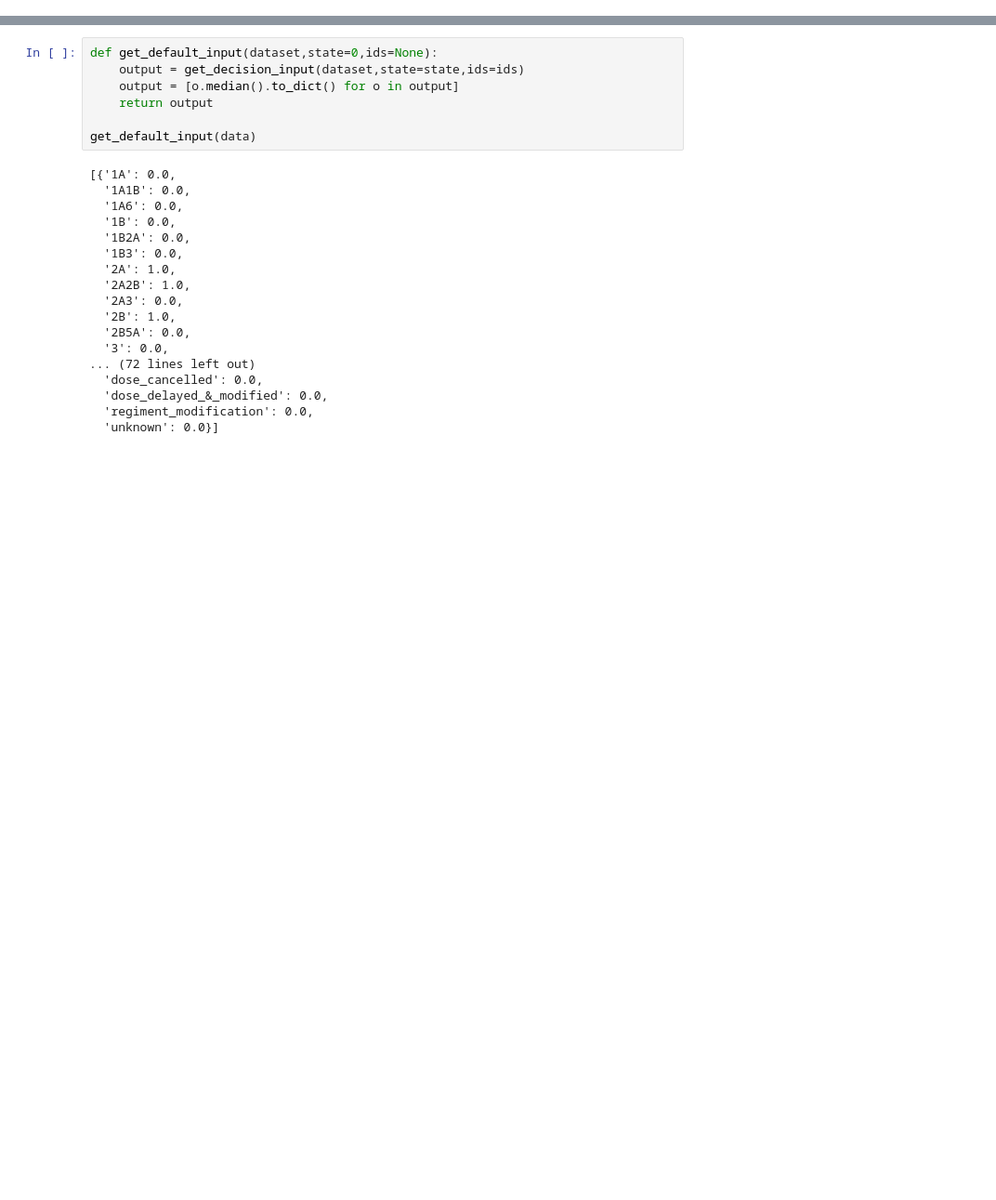
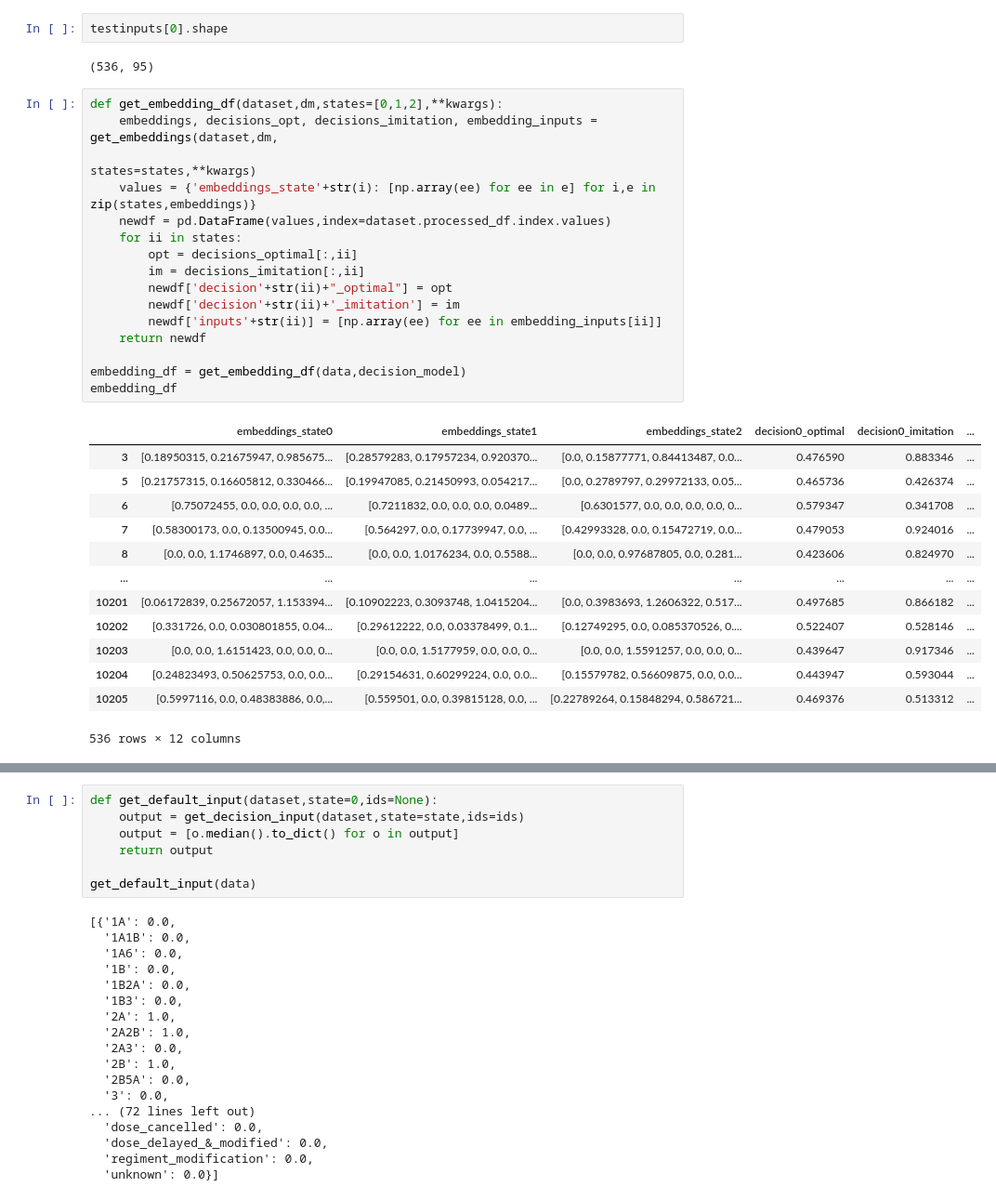
Before and after one commit to uic-evl/DigitalTwinVis, a Jupyter notebook: python/BackendTesting.ipynb, the cells around one changed output, grey strips where cells are left out. Shown at 93% size. Cells and saved outputs as stored; diff of their text form; blank space fills up the shorter version.

```diff
--- a/python/BackendTesting.ipynb
+++ b/python/BackendTesting.ipynb
@@ -177,6 +176,40 @@ embeddings, decisions_optimal, decisions_imitation = get_embeddings(data,decisio
 [e.shape for e in embeddings]
 # %% [output]
 [(536, 600), (536, 600), (536, 600)]
+# %%
+testinputs[0].shape
+# %% [output]
+(536, 95)
+# %%
+def get_embedding_df(dataset,dm,states=[0,1,2],**kwargs):
+    embeddings, decisions_opt, decisions_imitation, embedding_inputs = get_embeddings(dataset,dm,
+                                                                                      states=states,**kwargs)
+    values = {'embeddings_state'+str(i): [np.array(ee) for ee in e] for i,e in zip(states,embeddings)}
+    newdf = pd.DataFrame(values,index=dataset.processed_df.index.values)
+    for ii in states:
+        opt = decisions_optimal[:,ii]
+        im = decisions_imitation[:,ii]
+        newdf['decision'+str(ii)+"_optimal"] = opt
+        newdf['decision'+str(ii)+'_imitation'] = im
+        newdf['inputs'+str(ii)] = [np.array(ee) for ee in embedding_inputs[ii]]
+    return newdf
+
+embedding_df = get_embedding_df(data,decision_model)
+embedding_df
+# %% [output]
+|  | embeddings_state0 | embeddings_state1 | embeddings_state2 | decision0_optimal | decision0_imitation | ... |
+| 3 | [0.18950315, 0.21675947, 0.985675... | [0.28579283, 0.17957234, 0.920370... | [0.0, 0.15877771, 0.84413487, 0.0... | 0.476590 | 0.883346 | ... |
+| 5 | [0.21757315, 0.16605812, 0.330466... | [0.19947085, 0.21450993, 0.054217... | [0.0, 0.2789797, 0.29972133, 0.05... | 0.465736 | 0.426374 | ... |
+| 6 | [0.75072455, 0.0, 0.0, 0.0, 0.0, ... | [0.7211832, 0.0, 0.0, 0.0, 0.0489... | [0.6301577, 0.0, 0.0, 0.0, 0.0, 0... | 0.579347 | 0.341708 | ... |
+| 7 | [0.58300173, 0.0, 0.13500945, 0.0... | [0.564297, 0.0, 0.17739947, 0.0, ... | [0.42993328, 0.0, 0.15472719, 0.0... | 0.479053 | 0.924016 | ... |
+| 8 | [0.0, 0.0, 1.1746897, 0.0, 0.4635... | [0.0, 0.0, 1.0176234, 0.0, 0.5588... | [0.0, 0.0, 0.97687805, 0.0, 0.281... | 0.423606 | 0.824970 | ... |
+| ... | ... | ... | ... | ... | ... | ... |
+| 10201 | [0.06172839, 0.25672057, 1.153394... | [0.10902223, 0.3093748, 1.0415204... | [0.0, 0.3983693, 1.2606322, 0.517... | 0.497685 | 0.866182 | ... |
+| 10202 | [0.331726, 0.0, 0.030801855, 0.04... | [0.29612222, 0.0, 0.03378499, 0.1... | [0.12749295, 0.0, 0.085370526, 0.... | 0.522407 | 0.528146 | ... |
+| 10203 | [0.0, 0.0, 1.6151423, 0.0, 0.0, 0... | [0.0, 0.0, 1.5177959, 0.0, 0.0, 0... | [0.0, 0.0, 1.5591257, 0.0, 0.0, 0... | 0.439647 | 0.917346 | ... |
+| 10204 | [0.24823493, 0.50625753, 0.0, 0.0... | [0.29154631, 0.60299224, 0.0, 0.0... | [0.15579782, 0.56609875, 0.0, 0.0... | 0.443947 | 0.593044 | ... |
+| 10205 | [0.5997116, 0.0, 0.48383886, 0.0,... | [0.559501, 0.0, 0.39815128, 0.0, ... | [0.22789264, 0.15848294, 0.586721... | 0.469376 | 0.513312 | ... |
+536 rows × 12 columns
 # %%
 from sklearn.decomposition import PCA
 import matplotlib.pyplot as plt
```
Also changed, not shown: parts of 21 cells of this notebook, 3 other files.
